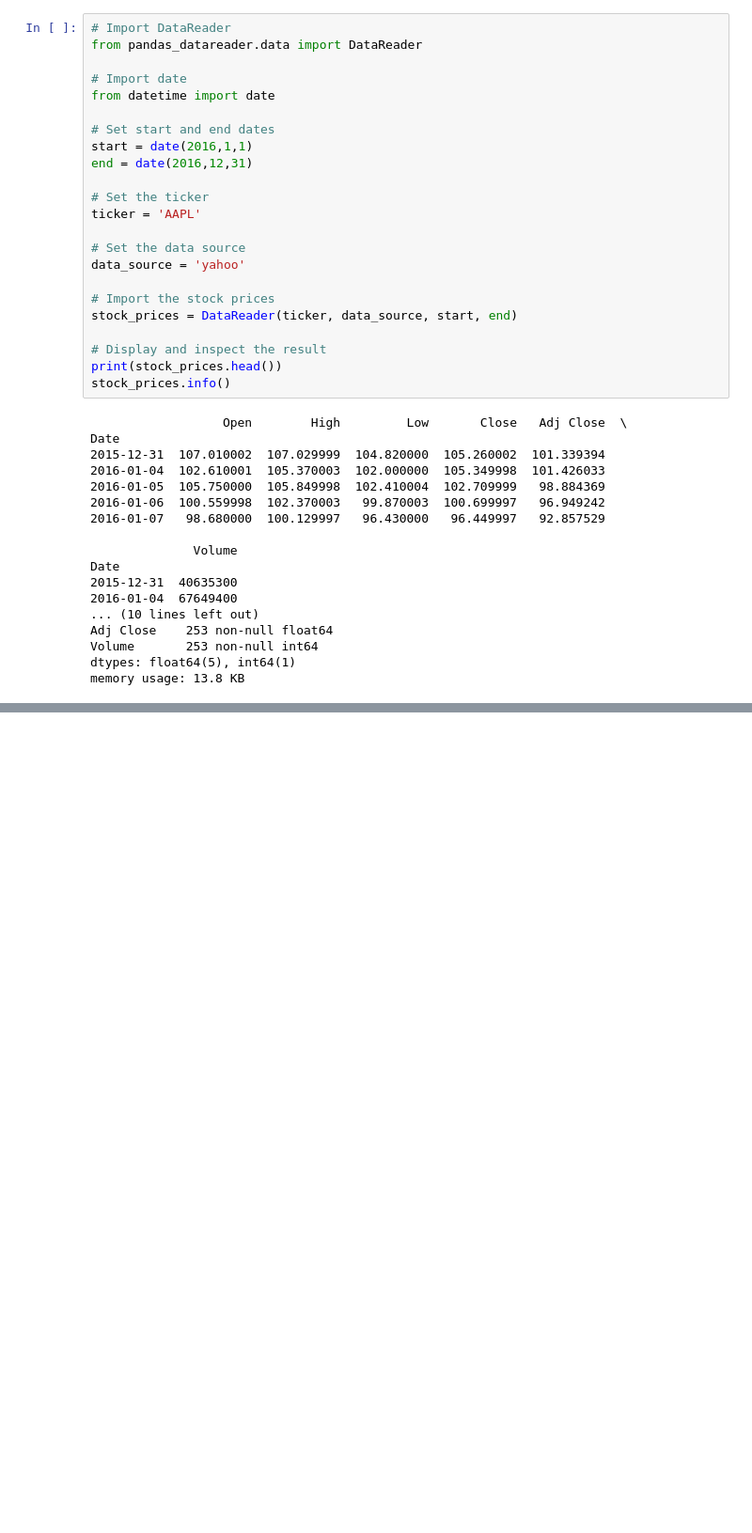
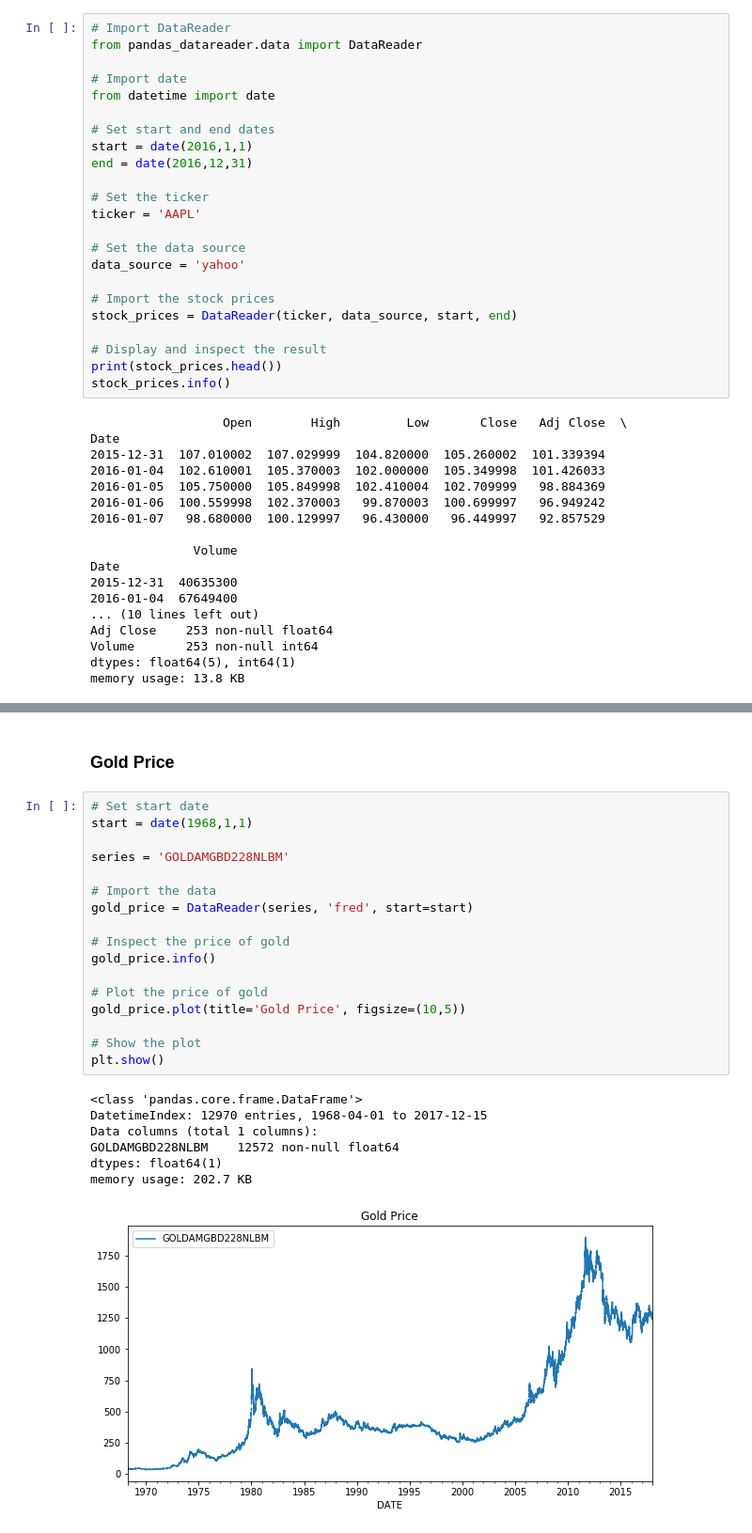
Before and after one commit to cnoza/DataAnalysis, a Jupyter notebook: _Projects/Finance/Managing Financial Data.ipynb, the cells around one changed output, grey strips where cells are left out. Shown at 94% size. Drawn from its saved outputs; the diff is of its cells as text; blank space fills up the shorter version.

```diff
--- a/_Projects/Finance/Managing Financial Data.ipynb
+++ b/_Projects/Finance/Managing Financial Data.ipynb
@@ -192,0 +297,27 @@ plt.show()
+# %% [markdown]
+### Gold Price
+# %%
+# Set start date
+start = date(1968,1,1)
+
+series = 'GOLDAMGBD228NLBM'
+
+# Import the data
+gold_price = DataReader(series, 'fred', start=start)
+
+# Inspect the price of gold
+gold_price.info()
+
+# Plot the price of gold
+gold_price.plot(title='Gold Price', figsize=(10,5))
+
+# Show the plot
+plt.show()
+# %% [output]
+<class 'pandas.core.frame.DataFrame'>
+DatetimeIndex: 12970 entries, 1968-04-01 to 2017-12-15
+Data columns (total 1 columns):
+GOLDAMGBD228NLBM    12572 non-null float64
+dtypes: float64(1)
+memory usage: 202.7 KB
+[figure, added]
```
Also changed, not shown: parts of 23 cells of this notebook.
